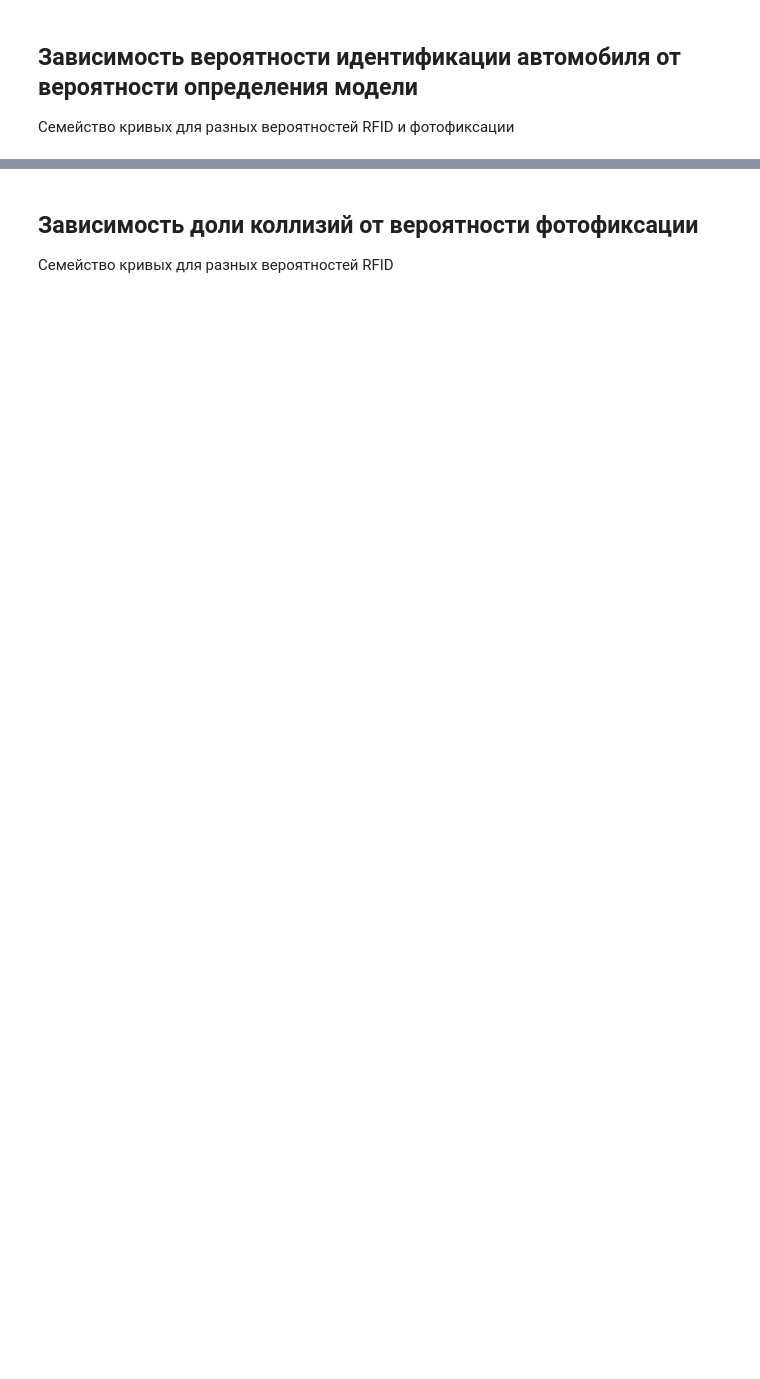
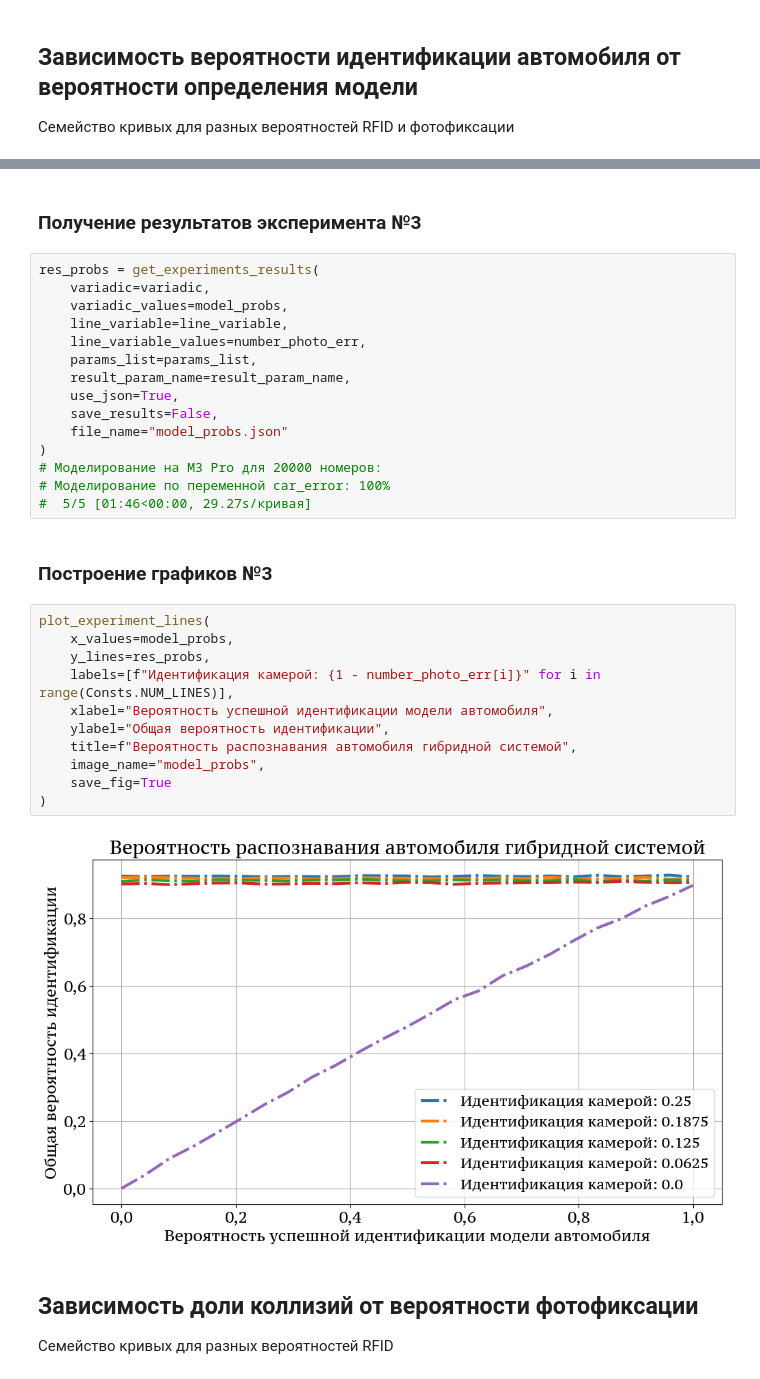
Before and after one commit to VilmenAbramian/simulation, a Jupyter notebook: pysim/experiments/notebooks/hybrid.ipynb, the cells around one changed output, grey strips where cells are left out. Drawn from its saved outputs; the diff is of its cells as text; blank space fills up the shorter version.

```diff
--- a/pysim/experiments/notebooks/hybrid.ipynb
+++ b/pysim/experiments/notebooks/hybrid.ipynb
@@ -244,3 +166,35 @@ plt.grid()
+# %% [markdown]
+### Получение результатов эксперимента №3
+# %%
+res_probs = get_experiments_results(
+    variadic=variadic,
+    variadic_values=model_probs,
+    line_variable=line_variable,
+    line_variable_values=number_photo_err,
+    params_list=params_list,
+    result_param_name=result_param_name,
+    use_json=True,
+    save_results=False,
+    file_name="model_probs.json"
+)
+# Моделирование на M3 Pro для 20000 номеров:
+# Моделирование по переменной car_error: 100%
+#  5/5 [01:46<00:00, 29.27s/кривая]
+# %% [markdown]
+### Построение графиков №3
+# %%
+plot_experiment_lines(
+    x_values=model_probs,
+    y_lines=res_probs,
+    labels=[f"Идентификация камерой: {1 - number_photo_err[i]}" for i in range(Consts.NUM_LINES)],
+    xlabel="Вероятность успешной идентификации модели автомобиля",
+    ylabel="Общая вероятность идентификации",
+    title=f"Вероятность распознавания автомобиля гибридной системой",
+    image_name="model_probs",
+    save_fig=True
+)
+# %% [output]
+[figure, added]
 # %% [markdown]
 ## Зависимость доли коллизий от **вероятности фотофиксации**
 Семейство кривых для разных вероятностей RFID
```
Also changed, not shown: parts of 46 cells of this notebook, 20 other files.
